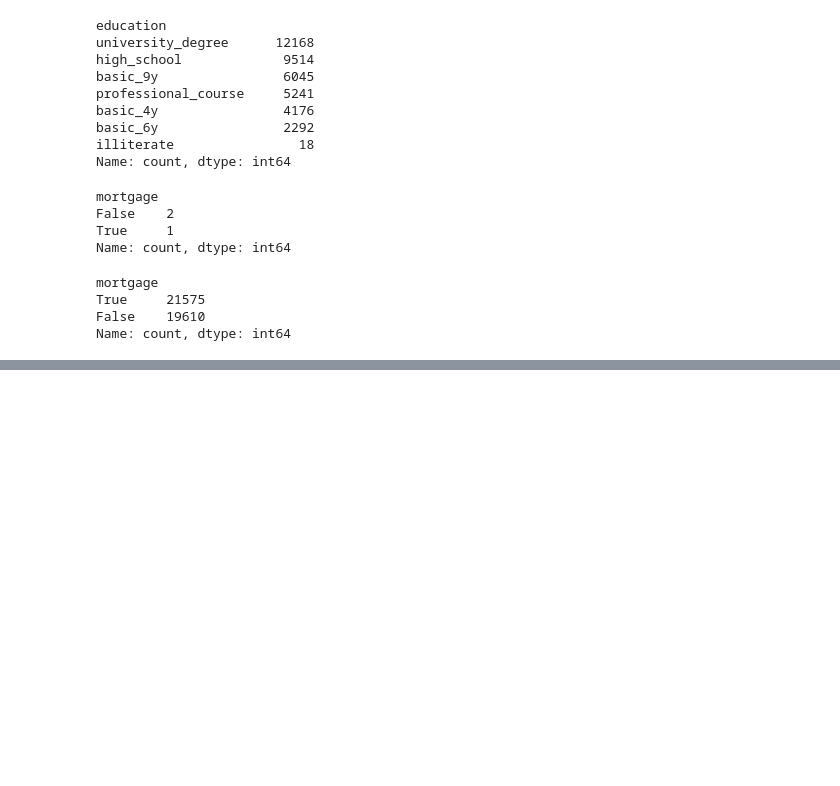
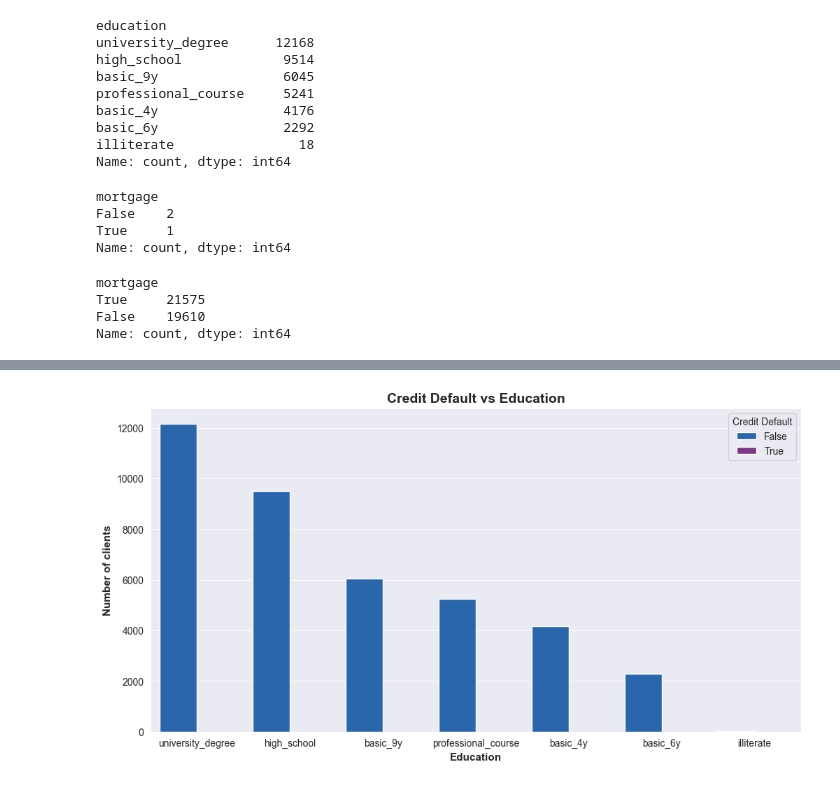
Before and after one commit to StephanieApaza/Bank_marketing_campaign, a Jupyter notebook: bank_marketing/bank_marketing.ipynb, the cells around one changed output, grey strips where cells are left out. Cells and saved outputs as stored; diff of their text form; code cells hidden in the pictures; blank space fills up the shorter version.

```diff
--- a/bank_marketing/bank_marketing.ipynb
+++ b/bank_marketing/bank_marketing.ipynb
@@ -273,0 +364,4 @@ Name: count, dtype: int64
+# %%
+# Education and credits
+education_credit_count = (client_df.groupby(['education','credit_default']).size().reset_index(name='count'))
+education_credit_count
@@ -273,0 +434,13 @@ Name: count, dtype: int64
+# %%
+# Graphic education and credit
+plt.figure(figsize=(12,6))
+sns.barplot(data=education_credit_count.sort_values(by='count', ascending=False), x='education', y='count', hue='credit_default') #Sort by count
+plt.title("Credit Default vs Education", fontsize=14, weight="bold")
+plt.xlabel("Education", fontsize=11, weight="bold")
+plt.ylabel("Number of clients", fontsize=11, weight="bold")
+#plt.gca().yaxis.set_major_locator(MultipleLocator(2000))
+#plt.ylim(0,education_credit_count['count'].max() + 2000)
+plt.legend(title='Credit Default')
+plt.show()
+# %% [output]
+[figure, added]
```
Also changed, not shown: parts of 17 cells of this notebook.
